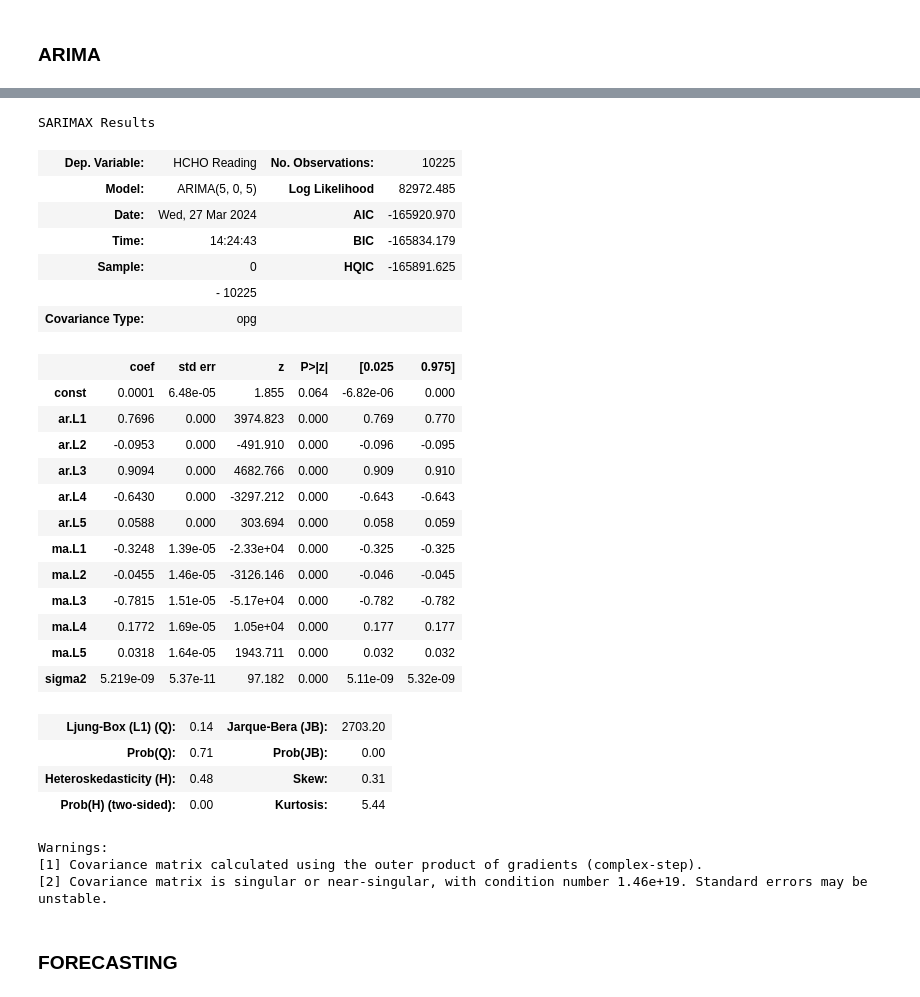
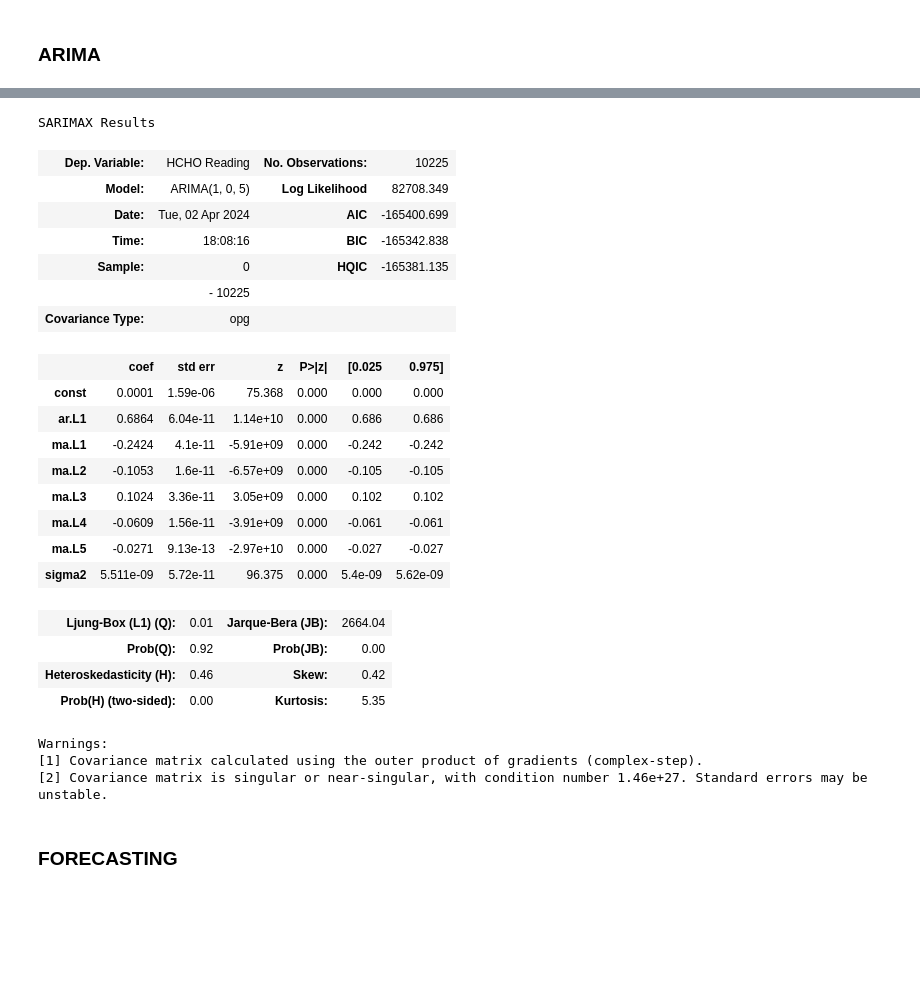
Before and after one commit to VinukaSilva/HCHO-Prediction, a Jupyter notebook: Future Forecasting.ipynb, the cells around one changed output, grey strips where cells are left out. Saved outputs shown, nothing was run; the diff lists cells and outputs as text; code cells hidden in the pictures; blank space fills up the shorter version.

```diff
--- a/Future Forecasting.ipynb
+++ b/Future Forecasting.ipynb
@@ -19,0 +35,4 @@ hcho_data['Current Date'] = pd.to_datetime(hcho_data['Current Date'])
+# %%
+hcho_data['Month'] = hcho_data.index.month
+hcho_data['Year'] = hcho_data.index.year
+hcho_data
@@ -79,44 +85,40 @@ Best ARIMA model: ARIMA(5, 0, 5) - AIC: -123599.56
 # %%
 # Define the training and testing sets
 train_size = int(len(hcho_data) * 0.8)
 train_data = hcho_data[:train_size]
 test_data = hcho_data[train_size:]
 
-best_order = (5, 0, 5)
+best_order = (1, 0, 5)
 
 model = ARIMA(train_data['HCHO Reading'], order=best_order)
 results = model.fit()
 
 results.summary()
 # %% [output]
 SARIMAX Results
 | Dep. Variable: | HCHO Reading | No. Observations: | 10225 |
-| Model: | ARIMA(5, 0, 5) | Log Likelihood | 82972.485 |
-| Date: | Wed, 27 Mar 2024 | AIC | -165920.970 |
-| Time: | 14:24:43 | BIC | -165834.179 |
-| Sample: | 0 | HQIC | -165891.625 |
+| Model: | ARIMA(1, 0, 5) | Log Likelihood | 82708.349 |
+| Date: | Tue, 02 Apr 2024 | AIC | -165400.699 |
+| Time: | 18:08:16 | BIC | -165342.838 |
+| Sample: | 0 | HQIC | -165381.135 |
 |  | - 10225 |  |  |
 | Covariance Type: | opg |  |  |
 |  | coef | std err | z | P>|z| | [0.025 | 0.975] |
-| const | 0.0001 | 6.48e-05 | 1.855 | 0.064 | -6.82e-06 | 0.000 |
-| ar.L1 | 0.7696 | 0.000 | 3974.823 | 0.000 | 0.769 | 0.770 |
-| ar.L2 | -0.0953 | 0.000 | -491.910 | 0.000 | -0.096 | -0.095 |
-| ar.L3 | 0.9094 | 0.000 | 4682.766 | 0.000 | 0.909 | 0.910 |
-| ar.L4 | -0.6430 | 0.000 | -3297.212 | 0.000 | -0.643 | -0.643 |
-| ar.L5 | 0.0588 | 0.000 | 303.694 | 0.000 | 0.058 | 0.059 |
-| ma.L1 | -0.3248 | 1.39e-05 | -2.33e+04 | 0.000 | -0.325 | -0.325 |
-| ma.L2 | -0.0455 | 1.46e-05 | -3126.146 | 0.000 | -0.046 | -0.045 |
-| ma.L3 | -0.7815 | 1.51e-05 | -5.17e+04 | 0.000 | -0.782 | -0.782 |
-| ma.L4 | 0.1772 | 1.69e-05 | 1.05e+04 | 0.000 | 0.177 | 0.177 |
-| ma.L5 | 0.0318 | 1.64e-05 | 1943.711 | 0.000 | 0.032 | 0.032 |
-| sigma2 | 5.219e-09 | 5.37e-11 | 97.182 | 0.000 | 5.11e-09 | 5.32e-09 |
+| const | 0.0001 | 1.59e-06 | 75.368 | 0.000 | 0.000 | 0.000 |
+| ar.L1 | 0.6864 | 6.04e-11 | 1.14e+10 | 0.000 | 0.686 | 0.686 |
+| ma.L1 | -0.2424 | 4.1e-11 | -5.91e+09 | 0.000 | -0.242 | -0.242 |
+| ma.L2 | -0.1053 | 1.6e-11 | -6.57e+09 | 0.000 | -0.105 | -0.105 |
+| ma.L3 | 0.1024 | 3.36e-11 | 3.05e+09 | 0.000 | 0.102 | 0.102 |
+| ma.L4 | -0.0609 | 1.56e-11 | -3.91e+09 | 0.000 | -0.061 | -0.061 |
+| ma.L5 | -0.0271 | 9.13e-13 | -2.97e+10 | 0.000 | -0.027 | -0.027 |
+| sigma2 | 5.511e-09 | 5.72e-11 | 96.375 | 0.000 | 5.4e-09 | 5.62e-09 |
-| Ljung-Box (L1) (Q): | 0.14 | Jarque-Bera (JB): | 2703.20 |
-| Prob(Q): | 0.71 | Prob(JB): | 0.00 |
-| Heteroskedasticity (H): | 0.48 | Skew: | 0.31 |
-| Prob(H) (two-sided): | 0.00 | Kurtosis: | 5.44 |
+| Ljung-Box (L1) (Q): | 0.01 | Jarque-Bera (JB): | 2664.04 |
+| Prob(Q): | 0.92 | Prob(JB): | 0.00 |
+| Heteroskedasticity (H): | 0.46 | Skew: | 0.42 |
+| Prob(H) (two-sided): | 0.00 | Kurtosis: | 5.35 |
 Warnings:
 [1] Covariance matrix calculated using the outer product of gradients (complex-step).
-[2] Covariance matrix is singular or near-singular, with condition number 1.46e+19. Standard errors may be unstable.
+[2] Covariance matrix is singular or near-singular, with condition number 1.46e+27. Standard errors may be unstable.
 # %% [markdown]
 ### FORECASTING
 # %%
```
Also changed, not shown: parts of 18 cells of this notebook, 1 other file.
